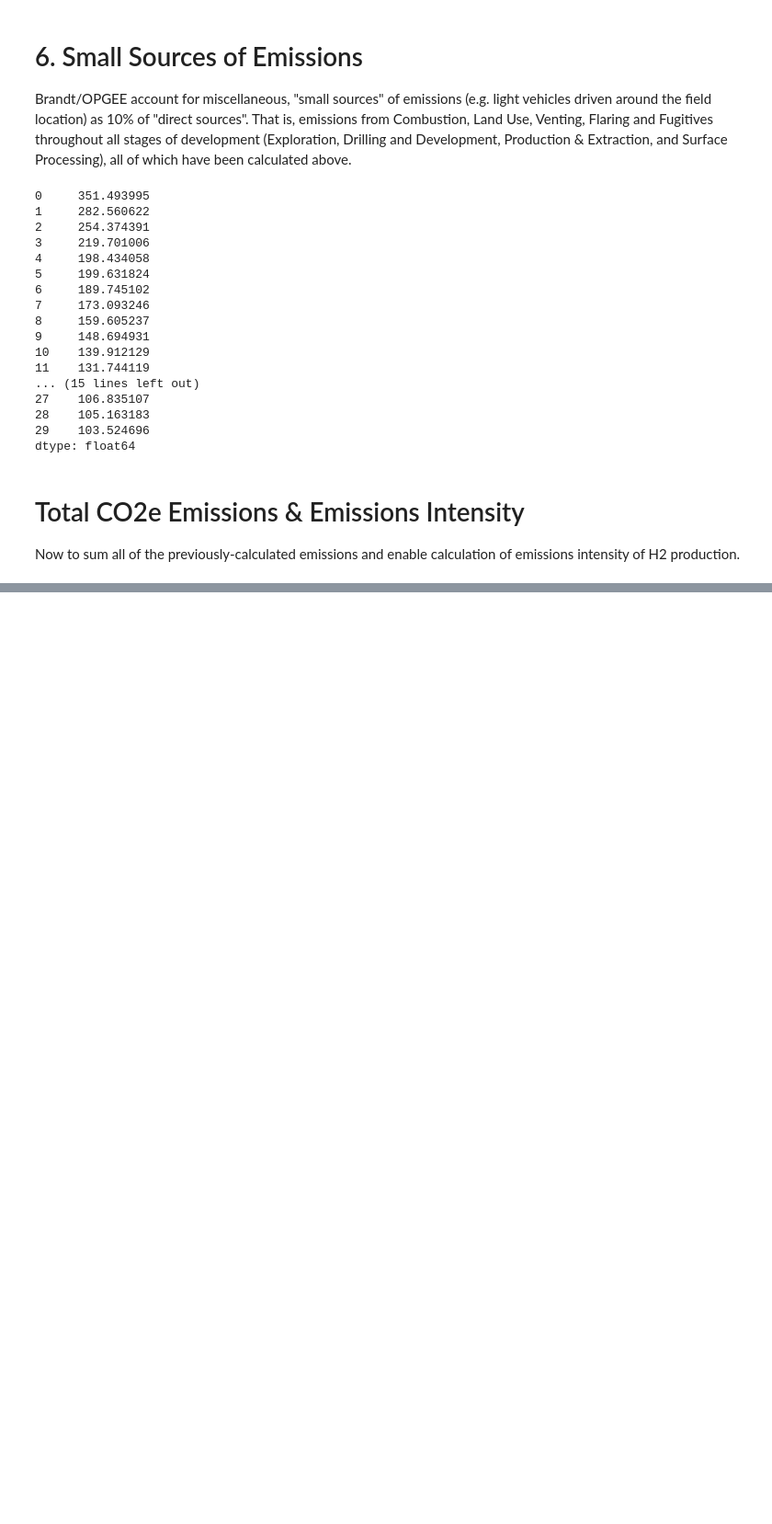
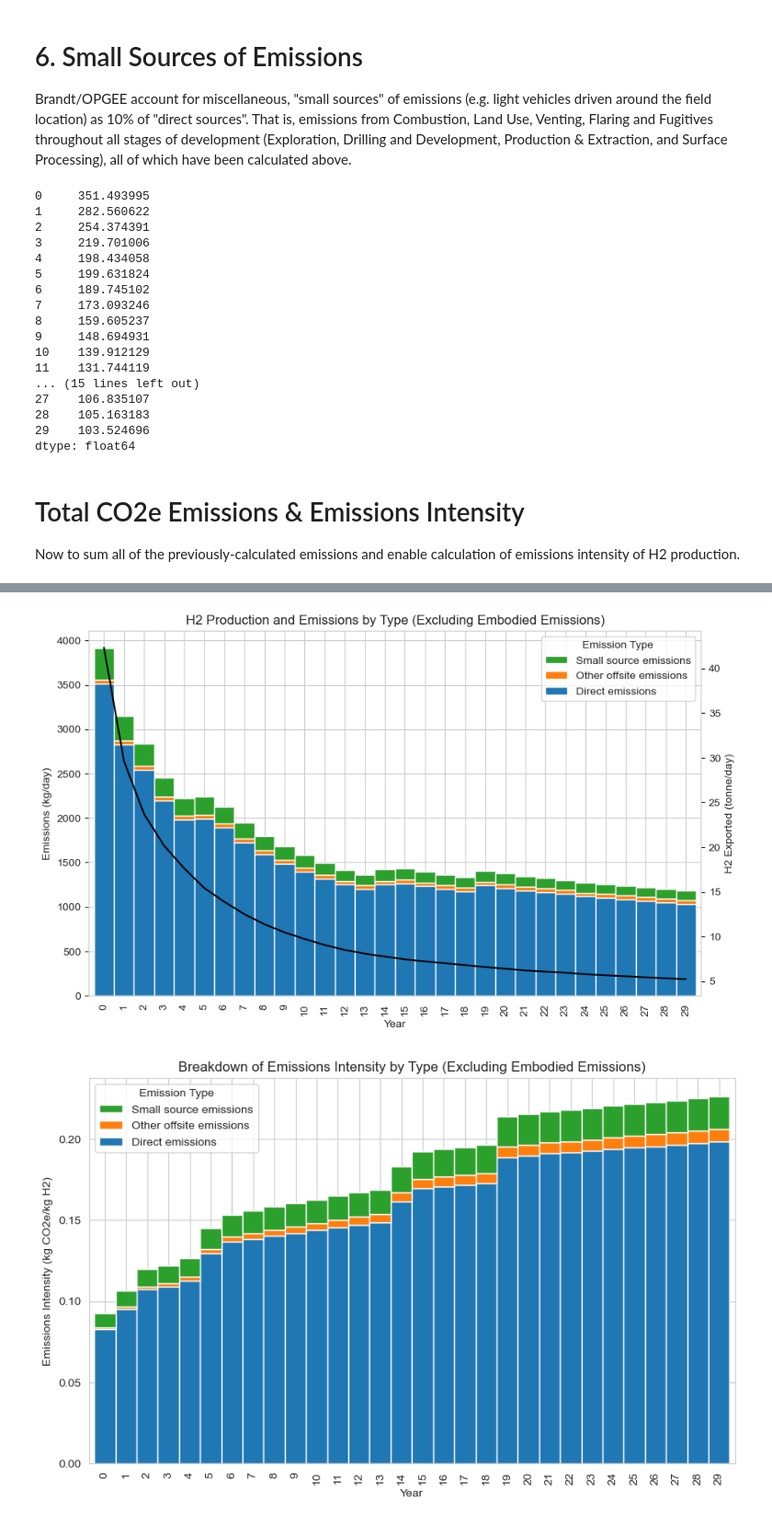
Before and after one commit to tblackfd/Geologic-Hydrogen-LCA-TEA, a Jupyter notebook: BrandtModelReplication_v0_1.ipynb, the cells around one changed output, grey strips where cells are left out. Shown at 92% size. Saved outputs shown, nothing was run; the diff lists cells and outputs as text; code cells hidden in the pictures; blank space fills up the shorter version.

```diff
--- a/BrandtModelReplication_v0_1.ipynb
+++ b/BrandtModelReplication_v0_1.ipynb
@@ -1638,0 +1643,39 @@ Text(0.5, 1.0, 'Breakdown of Emissions by Type as Percent of Total Emissions')
+# %%
+### Now inspecting the results EXCLUDING embodied emissions.
+
+total_emissions_no_embodied = total_emissions - embodied_emissions_daily_rate
+
+#Recreate all of the plots above but excluding embodied emissions
+emissions_df_no_embodied = emissions_df.drop('Embodied emissions', axis=1)
+emissions_df_no_embodied.plot(kind='bar', stacked=True, figsize=(10, 6), width=1)
+# Reverse the order of the legend
+plt.legend(plt.gca().get_legend_handles_labels()[0][::-1], reversed(emissions_df_no_embodied.columns), title='Emission Type')
+plt.ylabel('Emissions (kg/day)')
+plt.xlabel('Year')
+plt.title('H2 Production and Emissions by Type (Excluding Embodied Emissions)')
+plt.twinx()
+plt.plot(daily_field_H2_exported, color='black', label='H2 Exported')
+plt.ylabel('H2 Exported (tonne/day)')
+plt.grid(False)
+plt.show()
+
+emissions_intensity_df_no_embodied = emissions_df_no_embodied.div(daily_field_H2_exported * 1000, axis=0)
+emissions_intensity_df_no_embodied.plot(kind='bar', stacked=True, figsize=(10, 6), width=1)
+# Reverse the order of the legend
+plt.legend(plt.gca().get_legend_handles_labels()[0][::-1], reversed(emissions_intensity_df_no_embodied.columns), title='Emission Type')
+plt.ylabel('Emissions Intensity (kg CO2e/kg H2)')
+plt.xlabel('Year')
+plt.title('Breakdown of Emissions Intensity by Type (Excluding Embodied Emissions)')
+plt.show()
+
+emissions_percent_df_no_embodied = emissions_df_no_embodied.div(total_emissions_no_embodied, axis=0) * 100
+emissions_percent_df_no_embodied.plot(kind='bar', stacked=True, figsize=(10, 6), width=1)
+# Reverse the order of the legend
+plt.legend(plt.gca().get_legend_handles_labels()[0][::-1], reversed(emissions_percent_df_no_embodied.columns), title='Emission Type')
+plt.ylabel('Percent of Total Emissions (%)')
+plt.xlabel('Year')
+plt.title('Breakdown of Emissions by Type as Percent of Total Emissions (Excluding Embodied Emissions)')
+plt.show()
+# %% [output]
+[figure, added]
+[figure, added]
```
Also changed, not shown: parts of 13 cells of this notebook.
